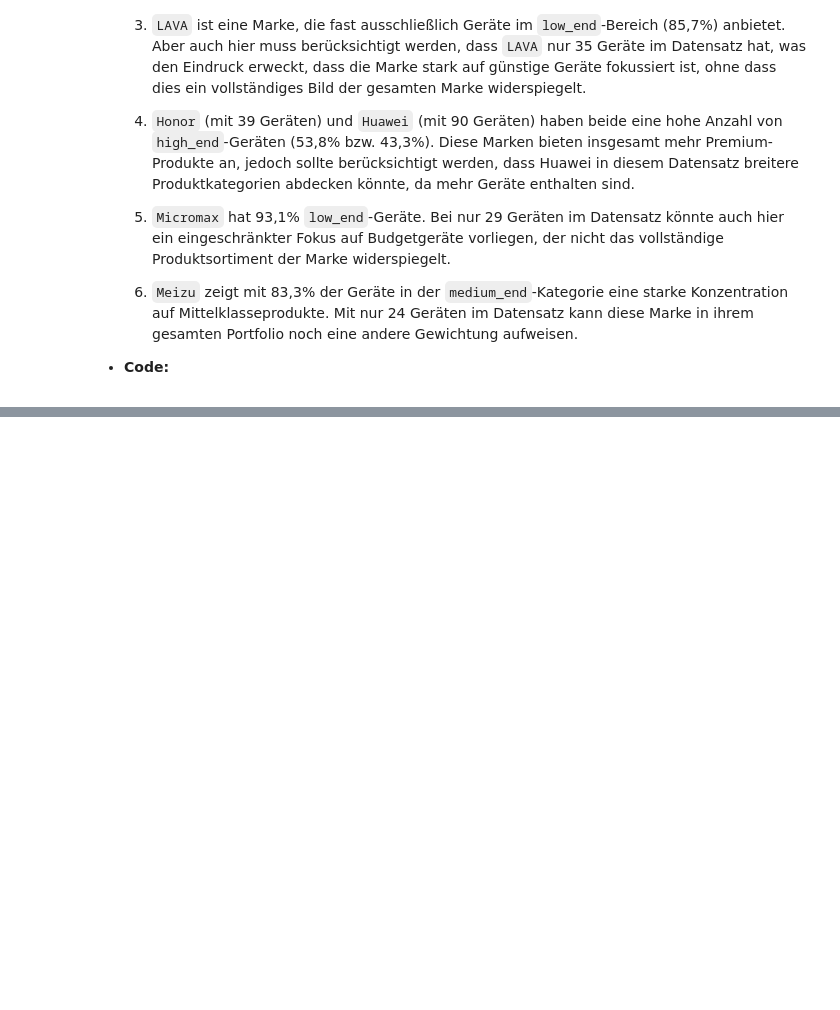
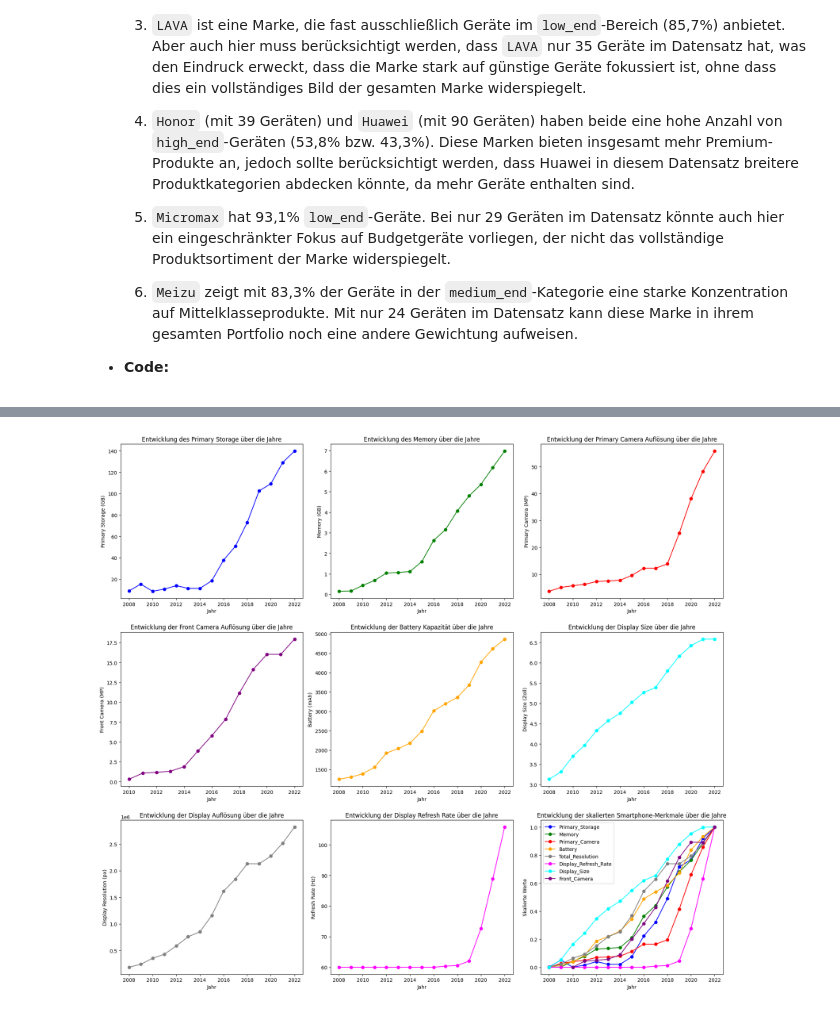
Before and after one commit to RealChoki/HTW-Notes, a Jupyter notebook: Semester 4/Ki werkstatt/phones_analysis/smartphones_analysis.ipynb, the cells around one changed output, grey strips where cells are left out. Cells and saved outputs as stored; diff of their text form; code cells hidden in the pictures; blank space fills up the shorter version.

```diff
--- a/Semester 4/Ki werkstatt/phones_analysis/smartphones_analysis.ipynb
+++ b/Semester 4/Ki werkstatt/phones_analysis/smartphones_analysis.ipynb
@@ -50,8 +50,10 @@ import numpy as np
 import matplotlib.pyplot as plt
 import seaborn as sns
 import missingno as msno
+from sklearn.preprocessing import MinMaxScaler
 
-data = pd.read_csv("C:/Users/rafaa/Documents/GitHub/HTW-Notes/Semester 4/Ki werkstatt/phones_analysis/data/smartphones.csv")
+
+data = pd.read_csv("D:/Programming Projects/HTW-Notes/Semester 4/Ki werkstatt/phones_analysis/data/smartphones.csv")
 # %% [markdown]
 ### 1. Datenvorbereitung
 
@@ -176,3 +186,17 @@ print(f'Anzahl der Duplikate: {duplicate_count}')
+# %%
+# Anzahl der Handys pro Jahr ermitteln
+handy_counts_per_year = cleaned_data['Release_Date'].value_counts().sort_index()
+
+# Ausgabe der Anzahl der Handys pro Jahr in der Konsole
+print("Anzahl der Handys pro Jahr:")
+print(handy_counts_per_year)
+
+# Entfernen des Jahres 2007 aus den Daten
+cleaned_data = cleaned_data[cleaned_data['Release_Date'] != 2007]
+
+# Überprüfen, ob das Jahr 2007 noch in den Daten vorhanden ist
+print()
+print(f"Existiert das Jahr 2007 noch in den Daten? {2007 in cleaned_data['Release_Date'].unique()}")
 # %% [markdown]
 ### 2 Explorative Datenanalyse (EDA)
 
@@ -453,71 +516,110 @@ plt.show()
 # %%
-import matplotlib.pyplot as plt
-import seaborn as sns
+# Gruppierung nach Jahr und Berechnung des Durchschnitts für die Merkmale
+grouped_data = categorized_data.groupby('Release_Date')[['Primary_Storage', 'Memory', 'Primary_Camera', 'Battery',
+                                                         'Total_Resolution', 'Display_Refresh_Rate',
+                                                         'Display_Size', 'Front_Camera']].mean()
 
-# Gruppierung nach Jahr und Berechnung des Durchschnitts für jedes Merkmal
-df['Year'] = pd.to_datetime(df['Release_date']).dt.year  # Sicherstellen, dass das Jahr korrekt extrahiert wird
-df_grouped = df.groupby('Year')[['Primary_Storage', 'Memory', 'Primary_Camera', 'Battery',
-                                 'Display_Resolution', 'Display_Refresh_Rate', 'Display_Size', 'Front_Camera']].mean()
+# Skalierung der Daten auf den Bereich [0, 1] mit Min-Max Scaling
+scaler = MinMaxScaler()
+scaled_data = scaler.fit_transform(grouped_data)
+
+# Erstellen eines neuen DataFrames mit den skalierten Daten
+scaled_grouped_data = pd.DataFrame(scaled_data, columns=grouped_data.columns, index=grouped_data.index)
+
+# Definieren der Farben, die in den individuellen Plots verwendet wurden
+colors = {
+    'Primary_Storage': 'blue',
+    'Memory': 'green',
+    'Primary_Camera': 'red',
+    'Front_Camera': 'purple',
+    'Battery': 'orange',
+    'Display_Size': 'cyan',
+    'Total_Resolution': 'grey',
+    'Display_Refresh_Rate': 'magenta'
+}
 
 # Visualisierung der Entwicklung dieser Merkmale im Zeitverlauf
-plt.figure(figsize=(14, 10))
+plt.figure(figsize=(18, 16))
 
 # Plot für Primary Storage
 plt.subplot(3, 3, 1)
-plt.plot(df_grouped.index, df_grouped['Primary_Storage'], marker='o', color='blue')
+plt.plot(grouped_data.index, grouped_data['Primary_Storage'], marker='o', color=colors['Primary_Storage'])
 plt.title('Entwicklung des Primary Storage über die Jahre')
 plt.xlabel('Jahr')
 plt.ylabel('Primary Storage (GB)')
 
 # Plot für Memory
 plt.subplot(3, 3, 2)
-plt.plot(df_grouped.index, df_grouped['Memory'], marker='o', color='green')
+plt.plot(grouped_data.index, grouped_data['Memory'], marker='o', color=colors['Memory'])
 plt.title('Entwicklung des Memory über die Jahre')
 plt.xlabel('Jahr')
 plt.ylabel('Memory (GB)')
 
 # Plot für Primary Camera
 plt.subplot(3, 3, 3)
-plt.plot(df_grouped.index, df_grouped['Primary_Camera'], marker='o', color='red')
+plt.plot(grouped_data.index, grouped_data['Primary_Camera'], marker='o', color=colors['Primary_Camera'])
 plt.title('Entwicklung der Primary Camera Auflösung über die Jahre')
 plt.xlabel('Jahr')
 plt.ylabel('Primary Camera (MP)')
 
 # Plot für Front Camera
 plt.subplot(3, 3, 4)
-plt.plot(df_grouped.index, df_grouped['Front_Camera'], marker='o', color='purple')
+plt.plot(grouped_data.index, grouped_data['Front_Camera'], marker='o', color=colors['Front_Camera'])
 plt.title('Entwicklung der Front Camera Auflösung über die Jahre')
 plt.xlabel('Jahr')
 plt.ylabel('Front Camera (MP)')
 
 # Plot für Battery
 plt.subplot(3, 3, 5)
-plt.plot(df_grouped.index, df_grouped['Battery'], marker='o', color='orange')
+plt.plot(grouped_data.index, grouped_data['Battery'], marker='o', color=colors['Battery'])
 plt.title('Entwicklung der Battery Kapazität über die Jahre')
 plt.xlabel('Jahr')
 plt.ylabel('Battery (mAh)')
 
 # Plot für Display Size
 plt.subplot(3, 3, 6)
-plt.plot(df_grouped.index, df_grouped['Display_Size'], marker='o', color='cyan')
+plt.plot(grouped_data.index, grouped_data['Display_Size'], marker='o', color=colors['Display_Size'])
 plt.title('Entwicklung der Display Size über die Jahre')
 plt.xlabel('Jahr')
 plt.ylabel('Display Size (Zoll)')
 
 # Plot für Display Resolution
 plt.subplot(3, 3, 7)
-plt.plot(df_grouped.index, df_grouped['Display_Resolution'], marker='o', color='purple')
+plt.plot(grouped_data.index, grouped_data['Total_Resolution'], marker='o', color=colors['Total_Resolution'])
 plt.title('Entwicklung der Display Auflösung über die Jahre')
 plt.xlabel('Jahr')
 plt.ylabel('Display Resolution (px)')
 
 # Plot für Display Refresh Rate
 plt.subplot(3, 3, 8)
-plt.plot(df_grouped.index, df_grouped['Display_Refresh_Rate'], marker='o', color='brown')
+plt.plot(grouped_data.index, grouped_data['Display_Refresh_Rate'], marker='o', color=colors['Display_Refresh_Rate'])
 plt.title('Entwicklung der Display Refresh Rate über die Jahre')
 plt.xlabel('Jahr')
 plt.ylabel('Refresh Rate (Hz)')
 
+# Plot für alle skalierten Merkmale (mit den gleichen Farben wie die ursprünglichen Plots)
+plt.subplot(3, 3, 9)
+for column in scaled_grouped_data.columns:
+    plt.plot(scaled_grouped_data.index, scaled_grouped_data[column], marker='o', label=column, color=colors[column])
+
+# Hinzufügen von Beschriftungen und Legende für den letzten Plot
+plt.title('Entwicklung der skalierten Smartphone-Merkmale über die Jahre')
+plt.xlabel('Jahr')
+plt.ylabel('Skalierte Werte')
+plt.legend()
+
+# Diagramm anpassen und anzeigen
 plt.tight_layout()
 plt.show()
+
+# Kombinieren der Originaldaten und der skalierten Daten in einem gemeinsamen DataFrame
+combined_data = pd.concat([grouped_data, scaled_grouped_data], axis=1, keys=['Original', 'Scaled'])
+
+# Ausgabe der kombinierten Tabelle
+print("Kombinierte Tabelle der Original- und skalierten Werte über die Jahre:")
+print(combined_data)
+
+# Optional: Speichern der kombinierten Tabelle in eine CSV-Datei, wenn erforderlich
+combined_data.to_csv('combined_smartphone_features.csv')
 # %% [output]
+[figure, added]
```
Also changed, not shown: parts of 4 cells of this notebook, 1 other file.
